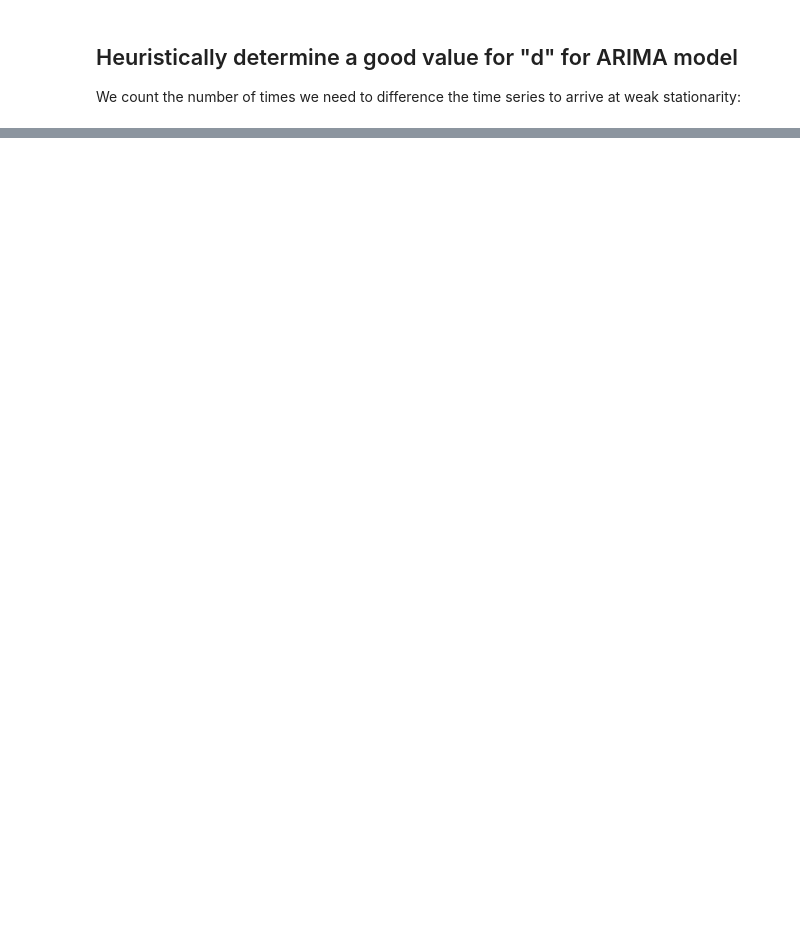
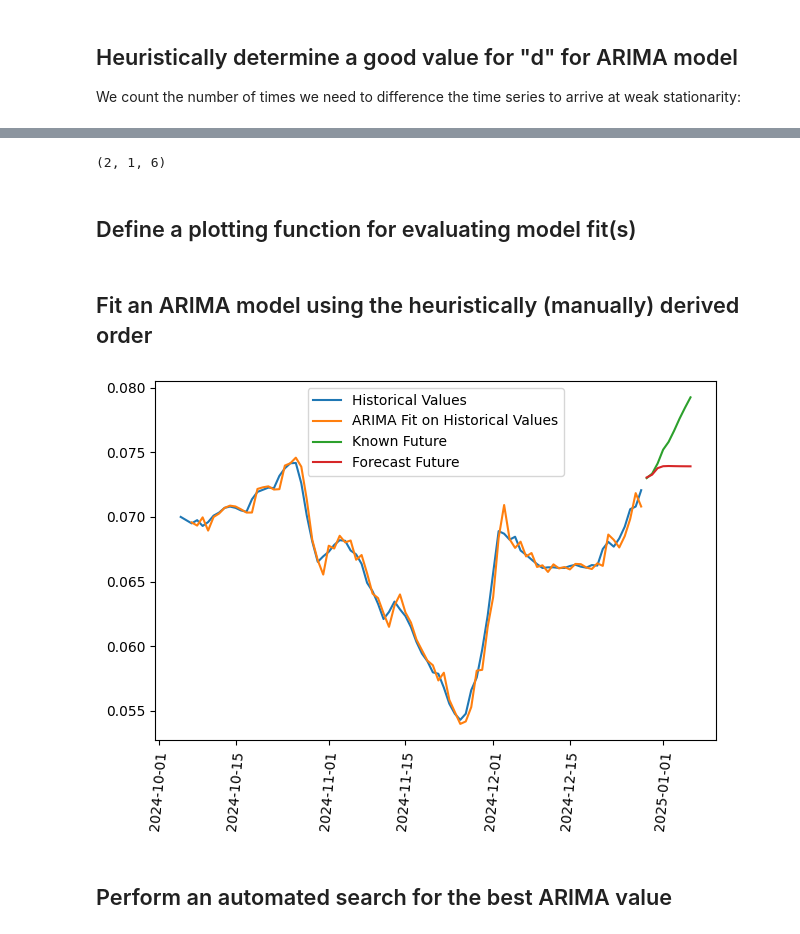
Before and after one commit to badassdatascience/badass-data-science, a Jupyter notebook: badassdatascience/forecasting/ARIMA/test_it.ipynb, the cells around one changed output, grey strips where cells are left out. Drawn from its saved outputs; the diff is of its cells as text; code cells hidden in the pictures; blank space fills up the shorter version.

```diff
--- a/badassdatascience/forecasting/ARIMA/test_it.ipynb
+++ b/badassdatascience/forecasting/ARIMA/test_it.ipynb
@@ -31,6 +36,7 @@ Crude:
 p_value_cutoff_adfuller = 0.05
 alpha_acf_and_pacf = 0.05
 proportion_of_timestamps_to_train_model_with = 0.9
+time_series_frequency = 'D'
 # %% [markdown]
 ## Load the time-series data we are working with
 
@@ -128,6 +163,6 @@ function_pacf, ci_pacf = pacf(df_train['spot_price'], alpha = alpha_acf_and_pacf
 outside_of_ci_acf = manually_ish_read_autocorrelation_functions(function_acf, ci_acf)
 outside_of_ci_pacf = manually_ish_read_autocorrelation_functions(function_pacf, ci_pacf)
 
-p_AR = outside_of_ci_pacf  # Autoregression
-q_MA = outside_of_ci_acf  # Moving average
+p_manual_AR = outside_of_ci_pacf  # Autoregression
+q_manual_MA = outside_of_ci_acf  # Moving average
 # %%
@@ -149,4 +186,4 @@ def difference_to_stationarity_ish(timeseries):
 
     return count_of_differencing_operations
 # %%
-d_ARIMA = difference_to_stationarity_ish(df_train['spot_price'])
+d_manual_ARIMA = difference_to_stationarity_ish(df_train['spot_price'])
@@ -152,0 +192,6 @@ d_ARIMA = difference_to_stationarity_ish(df_train['spot_price'])
+# %%
+(p_manual_AR, d_manual_ARIMA, q_manual_MA)
+# %% [output]
+(2, 1, 6)
+# %% [markdown]
+## Define a plotting function for evaluating model fit(s)
@@ -153 +232,21 @@ d_ARIMA = difference_to_stationarity_ish(df_train['spot_price'])
+# %% [markdown]
+## Fit an ARIMA model using the heuristically (manually) derived order
+# %%
+import warnings
+warnings.filterwarnings('ignore')
+warnings.simplefilter('ignore')
+
+model = ARIMA(
+    df_train['spot_price'],
+    freq = time_series_frequency,
+    order = (p_manual_AR, d_manual_ARIMA, q_manual_MA),
+)
+
+fit = model.fit()
+# %%
+plot_it_all(df_train, df_test, fit)
+# %% [output]
+[figure, added]
+# %% [markdown]
+## Perform an automated search for the best ARIMA value
 # %%
```
Also changed, not shown: parts of 18 cells of this notebook, 1 other file.
